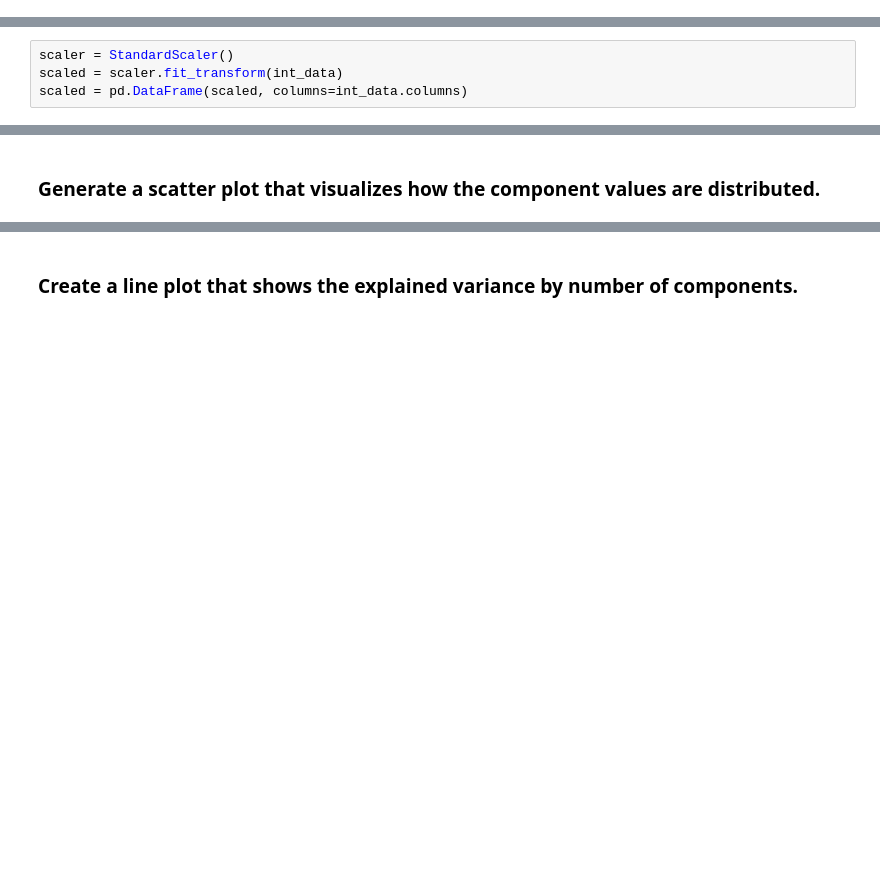
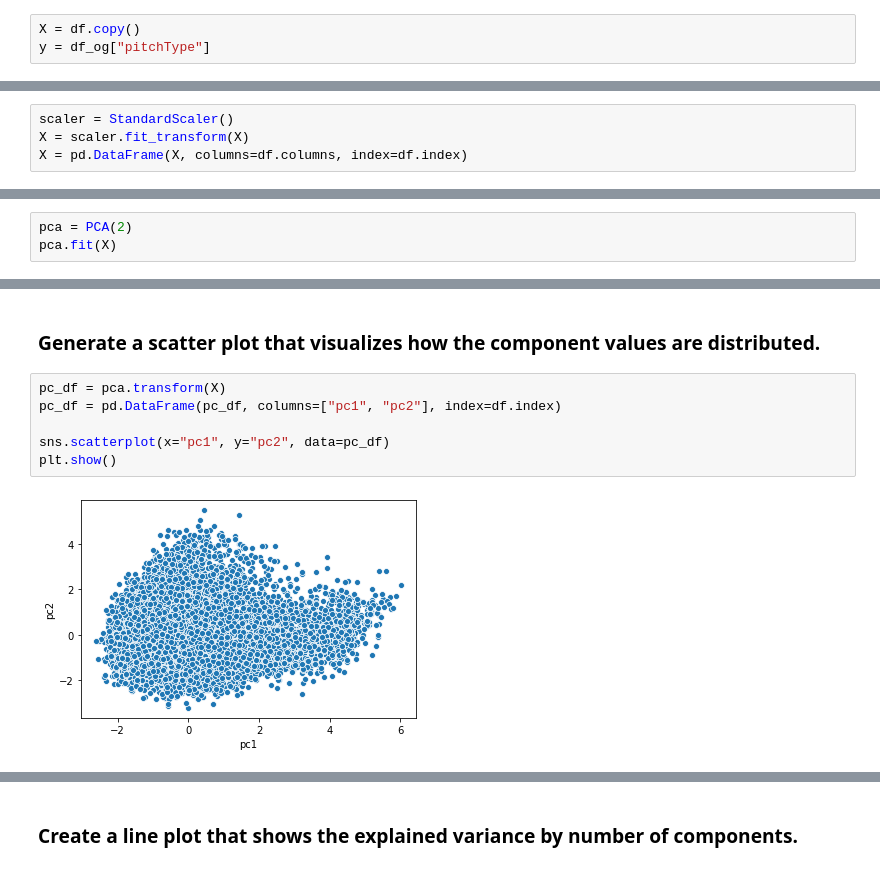
Before and after one commit to ssmcnatt/pair-work, a Jupyter notebook: week10/Day_51_Lecture_2_PCA_Assignment.ipynb, the cells around one changed output, grey strips where cells are left out. Saved outputs shown, nothing was run; the diff lists cells and outputs as text; blank space fills up the shorter version.

```diff
--- a/week10/Day_51_Lecture_2_PCA_Assignment.ipynb
+++ b/week10/Day_51_Lecture_2_PCA_Assignment.ipynb
@@ -91,0 +55,3 @@ memory usage: 2.1 MB
+# %%
+X = df.copy()
+y = df_og["pitchType"]
@@ -96,4 +62,4 @@ Don't forget to scale.
 # %%
 scaler = StandardScaler()
-scaled = scaler.fit_transform(int_data)
-scaled = pd.DataFrame(scaled, columns=int_data.columns)
+X = scaler.fit_transform(X)
+X = pd.DataFrame(X, columns=df.columns, index=df.index)
@@ -111,0 +68,3 @@ plt.show()
+# %%
+pca = PCA(2)
+pca.fit(X)
@@ -114,2 +82,10 @@ plt.show()
 # %% [markdown]
 ### Generate a scatter plot that visualizes how the component values are distributed.
+# %%
+pc_df = pca.transform(X)
+pc_df = pd.DataFrame(pc_df, columns=["pc1", "pc2"], index=df.index)
+
+sns.scatterplot(x="pc1", y="pc2", data=pc_df)
+plt.show()
+# %% [output]
+[figure, added]
```
Also changed, not shown: parts of 23 cells of this notebook.
